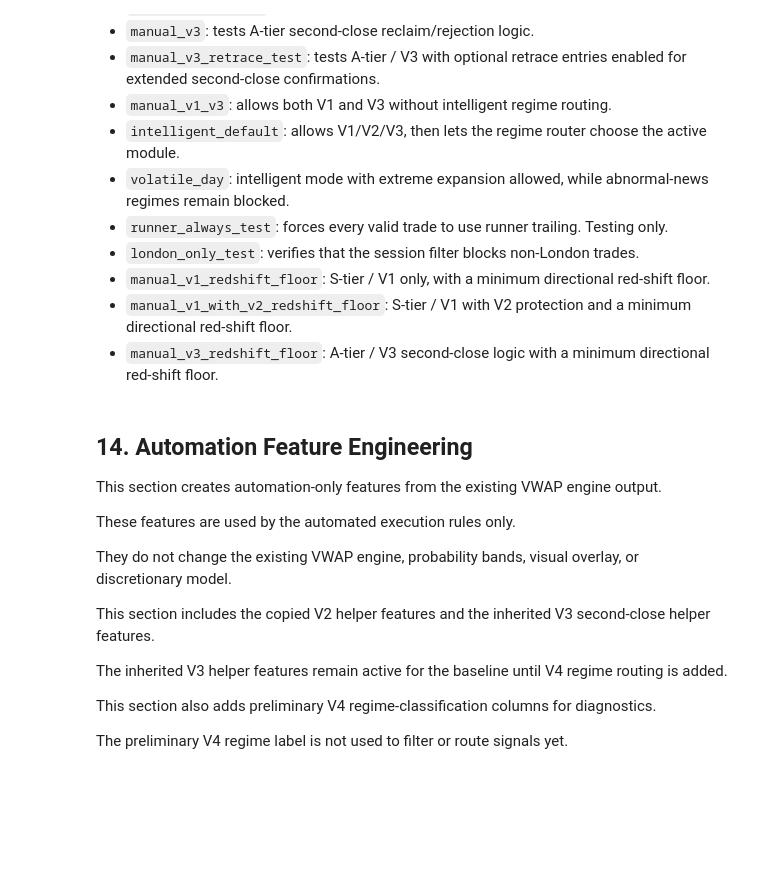
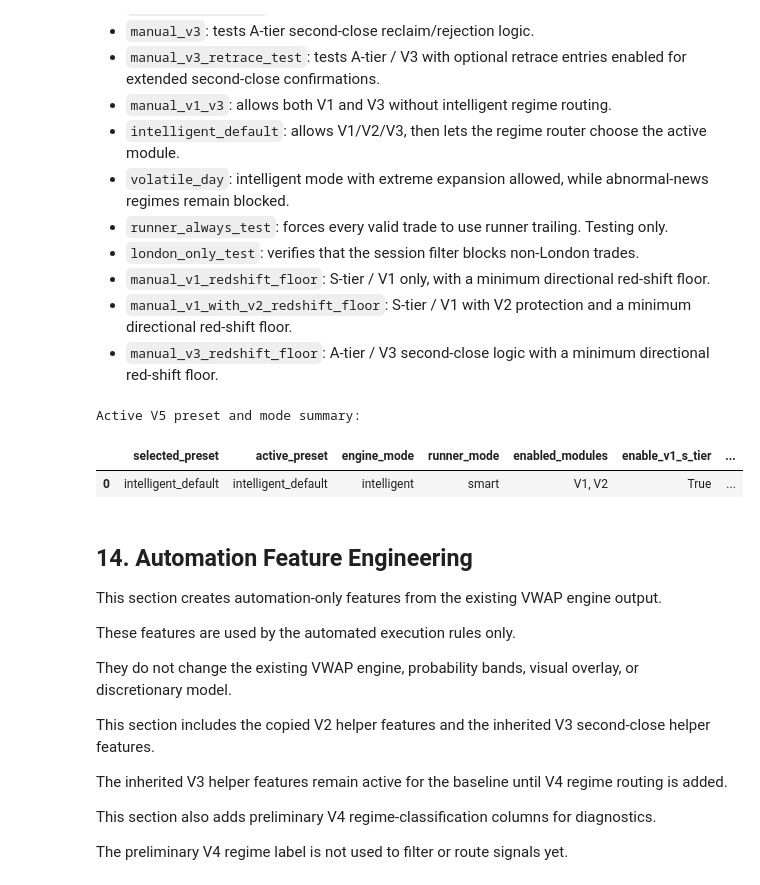
Before and after one commit to MichaelMorgante/VWAP-probability-band-engine, a Jupyter notebook: notebooks/automated_vwap_v5_modular_engine.ipynb, the cells around one changed output. Cells and saved outputs as stored; diff of their text form; code cells hidden in the pictures; blank space fills up the shorter version.

Commit message:
Restore V5 notebook before full-session test changes

```diff
--- a/notebooks/automated_vwap_v5_modular_engine.ipynb
+++ b/notebooks/automated_vwap_v5_modular_engine.ipynb
@@ -131,8 +137,8 @@ CONFIG = {
     # Dataset
     # ------------------------------------------------------------------
     # Main dataset used by the normal single-run backtest
-    "csv_file": "US100_cash_M1_NY_session_1y.csv",
-    "dataset_name": "US100_cash_M1_NY_session_1y",
+    "csv_file": "US100_cash_M1_NY_session_30d.csv",
+    "dataset_name": "US100_cash_M1_NY_session_30d",
 
     # Datasets used by the final comparison table
     "comparison_datasets": [
@@ -1082,7 +1231,7 @@ CONFIG.update(
         # ------------------------------------------------------------------
         # V5 V2 trend-health activation controls
         # ------------------------------------------------------------------
-        "v2_trend_health_activation_mode": "hybrid",  # off, always, router_gated, time_gated, hybrid
+        "v2_trend_health_activation_mode": "router_gated",  # off, always, router_gated, time_gated, hybrid
         "v2_track_when_not_active": True,                   # calculate/report V2 even when not hard-blocking
         "v2_force_after_time_enabled": False,               # optional manual time override
         "v2_force_after_time": "16:30",
@@ -1098,21 +1247,21 @@ CONFIG.update(
         # ------------------------------------------------------------------
         # V5 session filter controls
         # ------------------------------------------------------------------
-        "enable_session_filter": False,
-        "enabled_sessions": ["asia", "london", "new_york"],
+        "enable_session_filter": False,            # block trades outside chosen sessions
+        "enabled_sessions": ["asia", "london", "new_york"],  # sessions allowed when filter is on
         "session_windows": {
             "asia": ("00:00", "07:00"),
             "london": ("07:00", "13:30"),
             "new_york": ("13:30", "21:00"),
         },
-        "allow_out_of_session_trades": False,
+        "allow_out_of_session_trades": False,      # allow unknown/out-of-session trades
 
         # ------------------------------------------------------------------
         # V5 exit manager toggles
         # ------------------------------------------------------------------
         "enable_v5_exit_manager": True,           # use V5 exit framework
         "enable_runner_trailing": True,           # allow runner-mode logic
-        "runner_mode": "always",                    # off, smart, always
+        "runner_mode": "smart",                    # off, smart, always
         "enable_be_plus_buffer": True,             # move BE stop slightly beyond entry after +1R
         "be_plus_buffer_points": 3.0,              # BE-plus buffer in NQ points
         "enable_extreme_expansion_entries": False, # allow extreme expansion setups
@@ -1174,10 +1323,10 @@ CONFIG.update(
         # V5 optional entry red-shift floor controls
         # ------------------------------------------------------------------
         "entry_min_directional_red_shift_points": 2.0,
-        "s_tier_use_entry_red_shift_floor": True,
-        "s_tier_min_directional_red_shift_points": 2.0,
-        "a_tier_use_entry_red_shift_floor": True,
-        "a_tier_min_directional_red_shift_points": 2.0,
+        "s_tier_use_entry_red_shift_floor": False,
+        "s_tier_min_directional_red_shift_points": None,
+        "a_tier_use_entry_red_shift_floor": False,
+        "a_tier_min_directional_red_shift_points": None,
 
         # ------------------------------------------------------------------
         # V5 optional A-tier retrace-entry controls
@@ -1195,9 +1344,9 @@ CONFIG.update(
         # ------------------------------------------------------------------
         # V5 risk / reporting controls
         # ------------------------------------------------------------------
-        "max_daily_loss_r": -2,
+        "max_daily_loss_r": -3,
         "max_no_tp_run_r": -6,
-        "max_consecutive_sl": 2,
+        "max_consecutive_sl": 4,
         "plot_session_time_chart": True,
     }
 )
@@ -1667,34 +1834,38 @@ def build_v5_preset_summary(config: dict, selected_preset: str) -> pd.DataFrame:
                 "a_tier_use_entry_red_shift_floor": config.get("a_tier_use_entry_red_shift_floor", False),
                 "a_tier_min_directional_red_shift_points": config.get("a_tier_min_directional_red_shift_points", None),
                 "enable_a_tier_retrace_entry": config.get("enable_a_tier_retrace_entry", False),
                 "a_tier_retrace_entry_mode": config.get("a_tier_retrace_entry_mode", "extended_only"),
                 "a_tier_max_direct_extension_from_green": config.get("a_tier_max_direct_extension_from_green", 30.0),
             }
         ]
     )
 
 
 # Optional preset application.
 # Leave as "custom" to use the manual Section 13A toggles exactly as written.
-SELECTED_V5_PRESET = "custom"
+SELECTED_V5_PRESET = "intelligent_default"
 
 # Examples:
 # SELECTED_V5_PRESET = "manual_v1"
 # SELECTED_V5_PRESET = "manual_v1_with_v2"
 # SELECTED_V5_PRESET = "manual_v3"
 # SELECTED_V5_PRESET = "manual_v3_retrace_test"
 # SELECTED_V5_PRESET = "manual_v1_v3"
 # SELECTED_V5_PRESET = "intelligent_default"
 # SELECTED_V5_PRESET = "volatile_day"
 # SELECTED_V5_PRESET = "runner_always_test"
 # SELECTED_V5_PRESET = "london_only_test"
 
 CONFIG = apply_v5_preset(CONFIG, SELECTED_V5_PRESET)
 
 v5_preset_summary = build_v5_preset_summary(CONFIG, SELECTED_V5_PRESET)
 
 print("Active V5 preset and mode summary:")
 display(v5_preset_summary)
+# %% [output]
+Active V5 preset and mode summary:
+|  | selected_preset | active_preset | engine_mode | runner_mode | enabled_modules | enable_v1_s_tier | ... |
+| 0 | intelligent_default | intelligent_default | intelligent | smart | V1, V2 | True | ... |
 # %% [markdown]
 ## 14. Automation Feature Engineering
 
```
Also changed, not shown: parts of 47 cells of this notebook.
